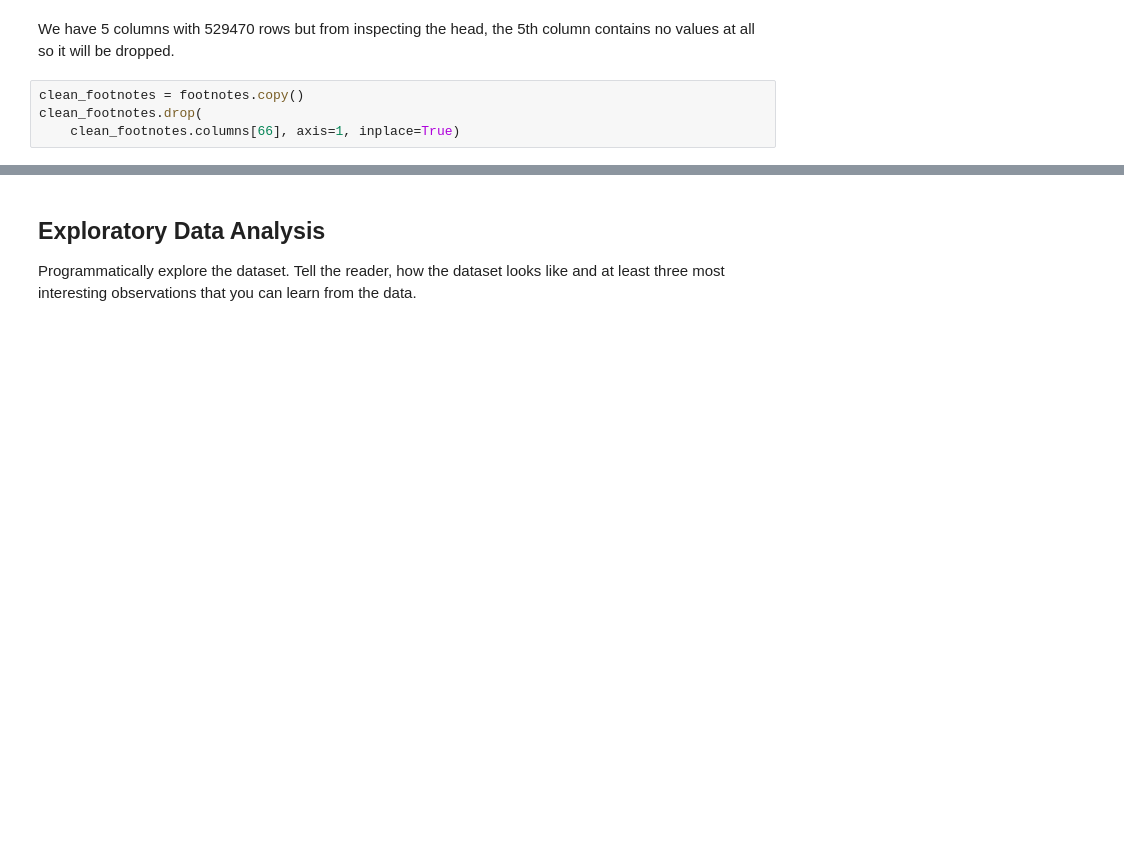
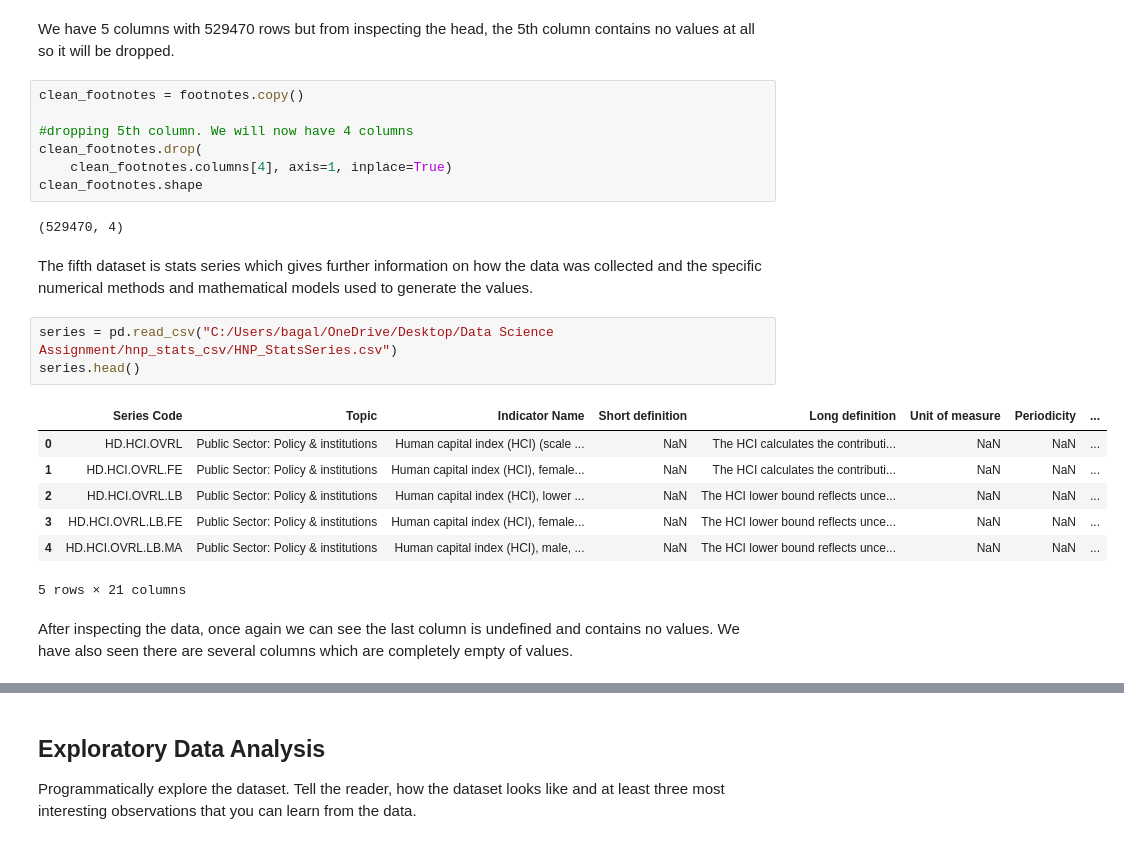
Before and after one commit to R-Bagala/Data-Science-Assignment-UoS, a Jupyter notebook: 3428295_CSCU9M3_TheAssignment_Aut26.ipynb, the cells around one changed output, grey strips where cells are left out. Cells and saved outputs as stored; diff of their text form; blank space fills up the shorter version.

Commit message:
Cleaned the 5th dataset.

```diff
--- a/3428295_CSCU9M3_TheAssignment_Aut26.ipynb
+++ b/3428295_CSCU9M3_TheAssignment_Aut26.ipynb
@@ -204,5 +204,25 @@ footnotes.head()
 We have 5 columns with 529470 rows but from inspecting the head, the 5th column contains no values at all so it will be dropped.
 # %%
 clean_footnotes = footnotes.copy()
+
+#dropping 5th column. We will now have 4 columns
 clean_footnotes.drop(
-    clean_footnotes.columns[66], axis=1, inplace=True)
+    clean_footnotes.columns[4], axis=1, inplace=True)
+clean_footnotes.shape
+# %% [output]
+(529470, 4)
+# %% [markdown]
+The fifth dataset is stats series which gives further information on how the data was collected and the specific numerical methods and mathematical models used to generate the values.
+# %%
+series = pd.read_csv("C:/Users/bagal/OneDrive/Desktop/Data Science Assignment/hnp_stats_csv/HNP_StatsSeries.csv")
+series.head()
+# %% [output]
+|  | Series Code | Topic | Indicator Name | Short definition | Long definition | Unit of measure | Periodicity | ... |
+| 0 | HD.HCI.OVRL | Public Sector: Policy & institutions | Human capital index (HCI) (scale ... | NaN | The HCI calculates the contributi... | NaN | NaN | ... |
+| 1 | HD.HCI.OVRL.FE | Public Sector: Policy & institutions | Human capital index (HCI), female... | NaN | The HCI calculates the contributi... | NaN | NaN | ... |
+| 2 | HD.HCI.OVRL.LB | Public Sector: Policy & institutions | Human capital index (HCI), lower ... | NaN | The HCI lower bound reflects unce... | NaN | NaN | ... |
+| 3 | HD.HCI.OVRL.LB.FE | Public Sector: Policy & institutions | Human capital index (HCI), female... | NaN | The HCI lower bound reflects unce... | NaN | NaN | ... |
+| 4 | HD.HCI.OVRL.LB.MA | Public Sector: Policy & institutions | Human capital index (HCI), male, ... | NaN | The HCI lower bound reflects unce... | NaN | NaN | ... |
+5 rows × 21 columns
+# %% [markdown]
+After inspecting the data, once again we can see the last column is undefined and contains no values. We have also seen there are several columns which are completely empty of values.
```
Also changed, not shown: parts of 2 cells of this notebook.
